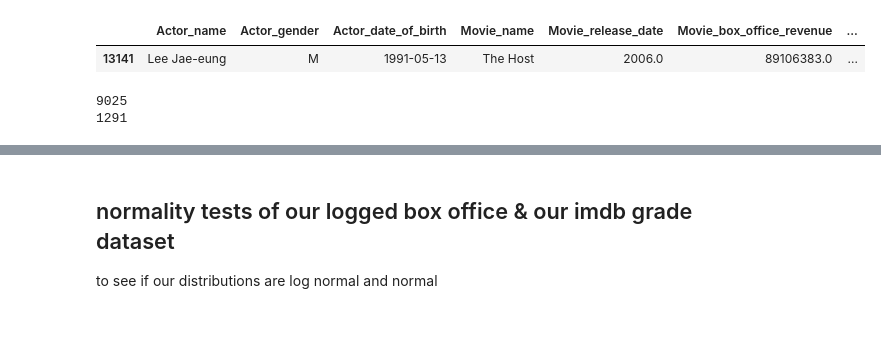
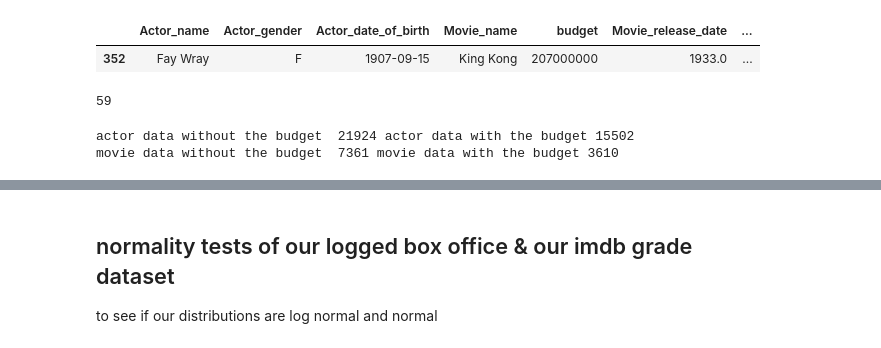
Before and after one commit to louisleger/ada-final-project, a Jupyter notebook: src/star_score.ipynb, the cells around one changed output, grey strips where cells are left out. Saved outputs shown, nothing was run; the diff lists cells and outputs as text; code cells hidden in the pictures.

```diff
--- a/src/star_score.ipynb
+++ b/src/star_score.ipynb
@@ -17,6 +18,6 @@ def minMaxScale(data, m = None):
     return (data - mini)/(maxi - mini)
 # %%
 #importing our clean data
-data = pd.read_csv('../data/data_budget.csv', index_col = 0)
-cf = pd.read_csv('../data/inflation_correction.csv') #inflation correction
+data = pd.read_csv('../data/data.csv', index_col = 0)
+data_profit = pd.read_csv('../data/profit_data.csv', index_col = 0)
 # %%
@@ -44,13 +32,25 @@ data.sample()
 # %%
-worst_profit = min(data['Profit'])
+worst_profit = min(data_profit['profit_adj'])
 #worst movie
-data.query(f'Profit == {worst_profit}').sample() #need to adjust budgets for countries
+data_profit.query(f'profit_adj == {worst_profit}').sample() #need to adjust budgets for countries
+#Here there are issues with the matching of movies & budgets it is matching the budget for the 2005 King Kong movie to the 1933 King Kong
+#movie
 # %% [output]
-|  | Actor_name | Actor_gender | Actor_date_of_birth | Movie_name | Movie_release_date | Movie_box_office_revenue | ... |
-| 13141 | Lee Jae-eung | M | 1991-05-13 | The Host | 2006.0 | 89106383.0 | ... |
+|  | Actor_name | Actor_gender | Actor_date_of_birth | Movie_name | budget | Movie_release_date | ... |
+| 352 | Fay Wray | F | 1907-09-15 | King Kong | 207000000 | 1933.0 | ... |
+# %%
+#After some research seeing that the largest movie loses aren't over 100 million
+movies_profit = data_profit.drop_duplicates(subset = 'Movie_name')
+len(movies_profit.query(f'profit_adj <= -100000000'))
+#59 movies that lost more than 100 million dollars, we can presume that these are mismatched movies in the budgets
+#and there are maybe more than 59
+# %% [output]
+59
 # %%
-print(len(data.drop_duplicates(subset = 'Actor_name'))) #9k actors
-print(len(data.drop_duplicates(subset = 'Movie_name')))
+print('actor data without the budget ', len(data.drop_duplicates(subset = 'Actor_name')), 'actor data with the budget',
+      len(data_profit.drop_duplicates(subset = 'Actor_name')))
+print('movie data without the budget ', len(data.drop_duplicates(subset = 'Movie_name')), 'movie data with the budget',
+      len(data_profit.drop_duplicates(subset = 'Movie_name')))
 # %% [output]
-9025
-1291
+actor data without the budget  21924 actor data with the budget 15502
+movie data without the budget  7361 movie data with the budget 3610
```
Also changed, not shown: parts of 17 cells of this notebook, 1 other file.
